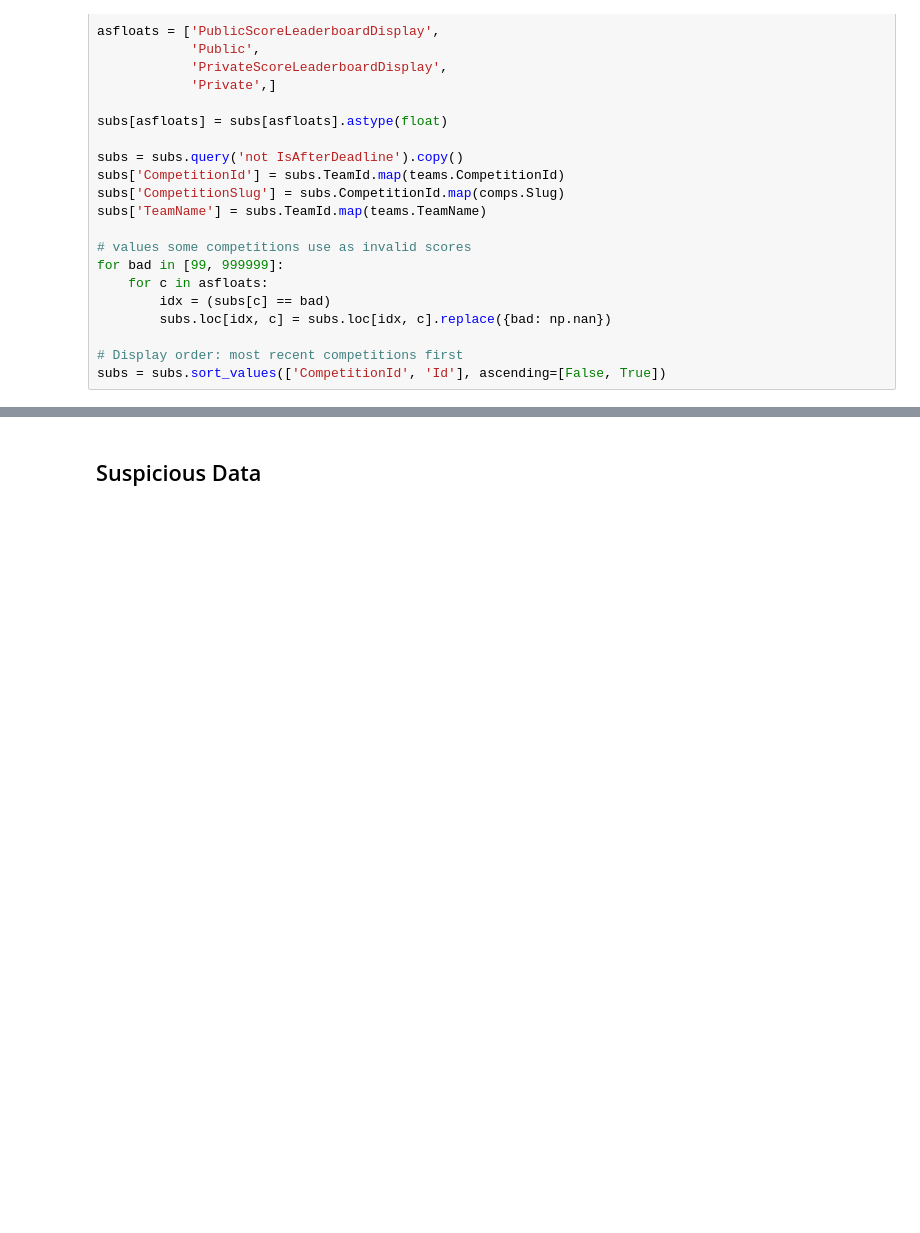
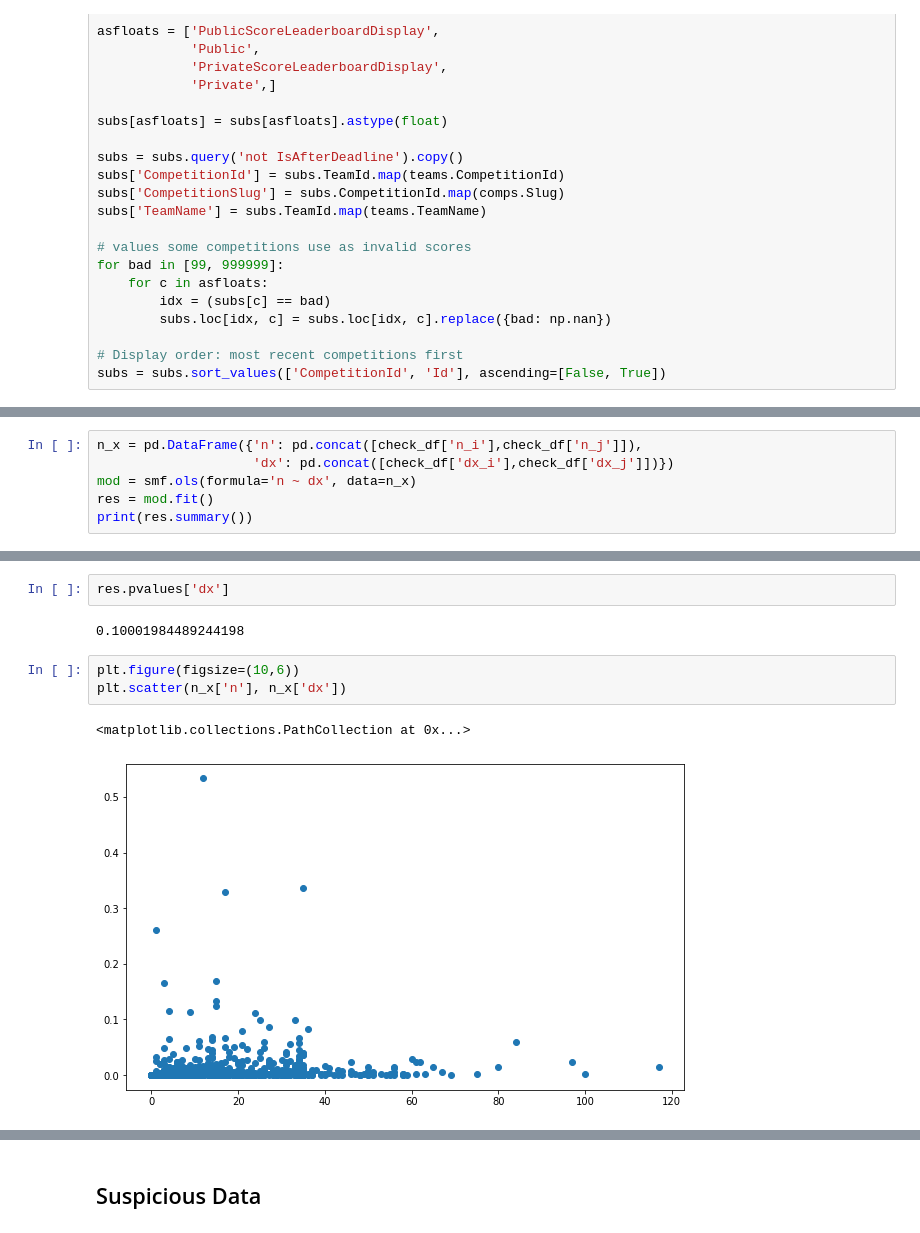
Before and after one commit to zhuanglinsheng/Competition-Data, a Jupyter notebook: submission-traces-v2.ipynb, the cells around one changed output, grey strips where cells are left out. Cells and saved outputs as stored; diff of their text form; blank space fills up the shorter version.

```diff
--- a/submission-traces-v2.ipynb
+++ b/submission-traces-v2.ipynb
@@ -294,0 +468,6 @@ Total Competitions Saved: 71
+# %%
+n_x = pd.DataFrame({'n': pd.concat([check_df['n_i'],check_df['n_j']]),
+                    'dx': pd.concat([check_df['dx_i'],check_df['dx_j']])})
+mod = smf.ols(formula='n ~ dx', data=n_x)
+res = mod.fit()
+print(res.summary())
@@ -294,0 +492,10 @@ Total Competitions Saved: 71
+# %%
+res.pvalues['dx']
+# %% [output]
+0.10001984489244198
+# %%
+plt.figure(figsize=(10,6))
+plt.scatter(n_x['n'], n_x['dx'])
+# %% [output]
+<matplotlib.collections.PathCollection at 0x...>
+[figure, added]
```
Also changed, not shown: parts of 32 cells of this notebook.
